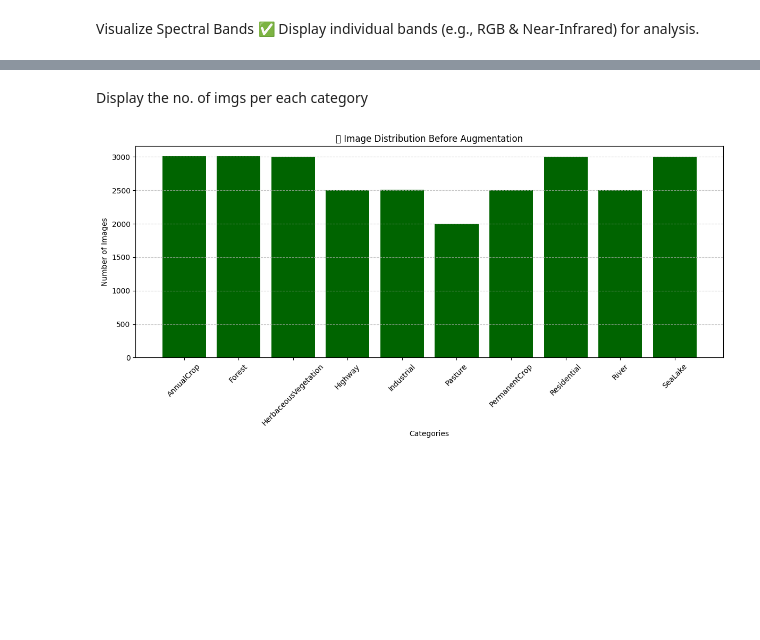
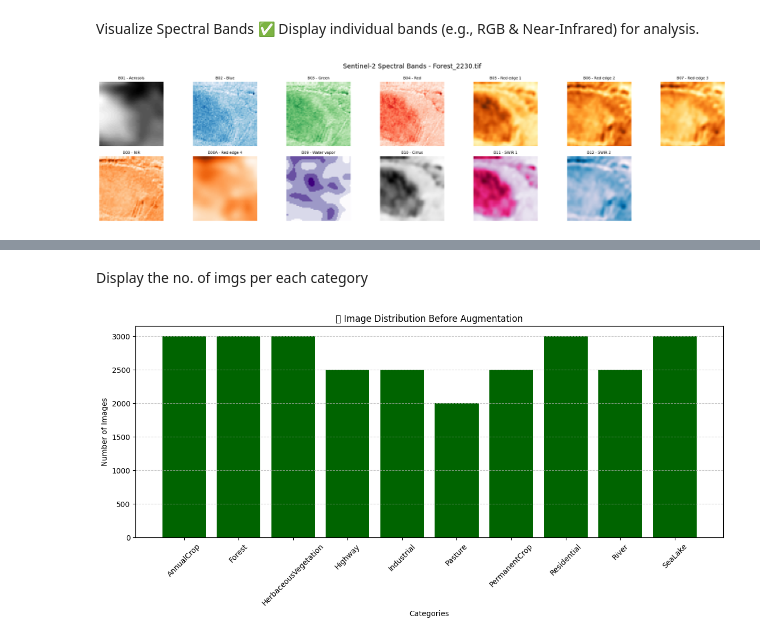
Before and after one commit to ahmed-hazem-1/DEPI-Project--Land-Type-Classification, a Jupyter notebook: 1st milestone/1st_Milestone.ipynb, the cells around one changed output, grey strips where cells are left out. Saved outputs shown, nothing was run; the diff lists cells and outputs as text; code cells hidden in the pictures; blank space fills up the shorter version.

```diff
--- a/1st milestone/1st_Milestone.ipynb
+++ b/1st milestone/1st_Milestone.ipynb
@@ -57,7 +87,7 @@ Get a sample image to check available bands
 # %%
 sample_image_path = None
 
-for root, dirs, files in os.walk(dataset_path):
+for root, dirs, files in os.walk(Data_path):
     for file in files:
         if file.endswith(".tif"):
             sample_image_path = os.path.join(root, file)
@@ -68,8 +98,8 @@ for root, dirs, files in os.walk(dataset_path):
 if sample_image_path:
     with rasterio.open(sample_image_path) as src:
         num_bands = src.count
-        print(f"✅ Sample Image: {sample_image_path}")
-        print(f"📡 Number of Spectral Bands: {num_bands}")
+        print(f"Sample Image: {sample_image_path}")
+        print(f" Number of Spectral Bands: {num_bands}")
 else:
-    print("❌ No images found in the dataset!")
+    print("No images found in the dataset!")
 # %% [output]
@@ -81,13 +121,14 @@ Load & Display an Image ✅ Load a sample image and check its properties.
 selected_images = {}
 
 # Go to land type folders and pick one image
-for land_type in os.listdir(dataset_path):
-    land_type_path = os.path.join(dataset_path, land_type)
-
+for land_type in os.listdir(Data_path):
+    land_type_path = os.path.join(Data_path, land_type)
+    print(land_type_path)
     if os.path.isdir(land_type_path):
         for filename in os.listdir(land_type_path):
             if filename.endswith(".tif"):
                 selected_images[land_type] = os.path.join(land_type_path, filename)
+                print(selected_images[land_type])
                 break
 
 for land_type, image_path in selected_images.items():
@@ -116,3 +163,63 @@ print(f"✅ Loaded {example_land_type} image with shape: {image.shape}")
 # %% [markdown]
 Visualize Spectral Bands ✅ Display individual bands (e.g., RGB & Near-Infrared) for analysis.
+# %%
+
+# Sentinel-2 band names
+BAND_LABELS = [
+    "B01 - Aerosols",
+    "B02 - Blue",
+    "B03 - Green",
+    "B04 - Red",
+    "B05 - Red edge 1",
+    "B06 - Red edge 2",
+    "B07 - Red edge 3",
+    "B08 - NIR",
+    "B08A - Red edge 4",
+    "B09 - Water vapor",
+    "B10 - Cirrus",
+    "B11 - SWIR 1",
+    "B12 - SWIR 2"
+]
+
+# Colormap per band based on wavelength
+BAND_COLORS = [
+    'gray',     # B01 - Aerosols
+    'Blues',    # B02 - Blue
+    'Greens',   # B03 - Green
+    'Reds',     # B04 - Red
+    'YlOrBr',   # B05 - Red edge 1
+    'YlOrBr',   # B06 - Red edge 2
+    'YlOrBr',   # B07 - Red edge 3
+    'Oranges',  # B08 - NIR
+    'Oranges',  # B08A - Red edge 4
+    'Purples',  # B09 - Water vapor
+    'Greys',    # B10 - Cirrus
+    'PuRd',     # B11 - SWIR 1
+    'PuBu',     # B12 - SWIR 2
+]
+
+def plot_bands(image, filename):
+    num_bands = image.shape[0]
+    plt.figure(figsize=(20, 5))
+    for i in range(num_bands):
+        plt.subplot(2, (num_bands + 1) // 2, i + 1)
+
+        band = image[i].astype(np.float32)
+        band = (band - band.min()) / (band.max() - band.min() + 1e-6)
+
+        cmap = BAND_COLORS[i] if i < len(BAND_COLORS) else 'gray'
+        label = BAND_LABELS[i] if i < len(BAND_LABELS) else f"Band {i + 1}"
+
+        plt.imshow(band, cmap=cmap)
+        plt.title(label, fontsize=8)
+        plt.axis("off")
+
+    plt.suptitle(f"Sentinel-2 Spectral Bands - {filename}", fontsize=14)
+    plt.tight_layout()
+    plt.show()
+
+# Example usage
+plot_bands(image, os.path.basename(example_image_path))
+# %% [output]
+[figure, added]
 # %%
```
Also changed, not shown: parts of 18 cells of this notebook.
